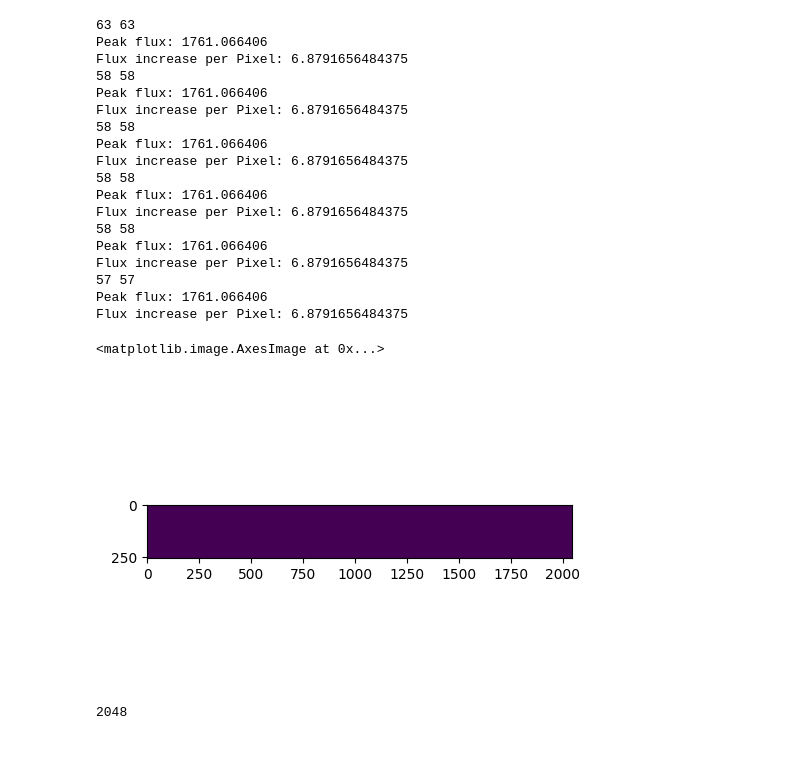
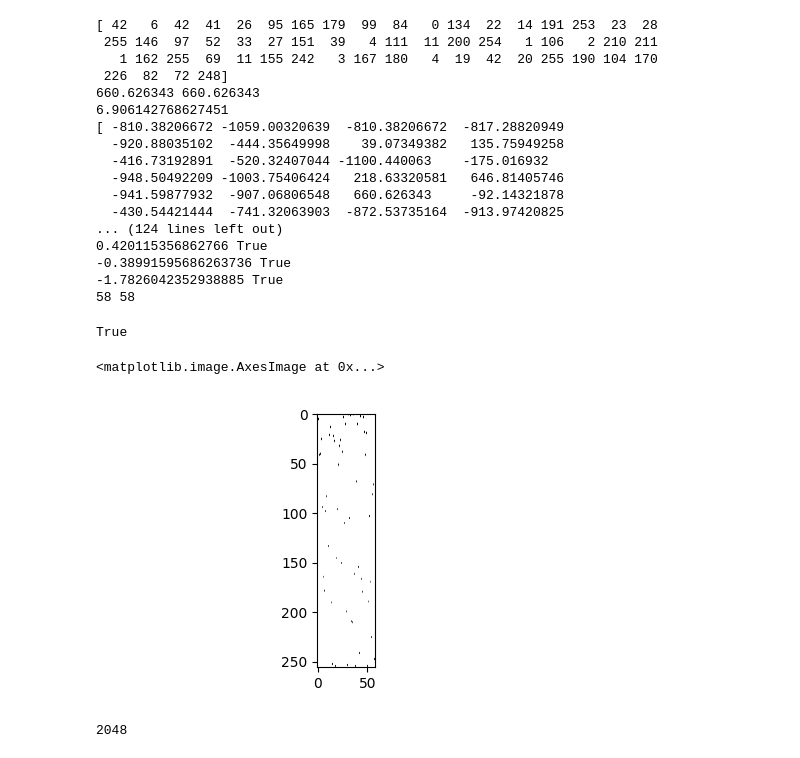
Before and after one commit to desy-multimessenger/elasticc2, a Jupyter notebook: debug_pixelize.ipynb, the cells around one changed output. Drawn from its saved outputs; the diff is of its cells as text; code cells hidden in the pictures.

```diff
--- a/debug_pixelize.ipynb
+++ b/debug_pixelize.ipynb
@@ -39,42 +39,53 @@ def plot_hist(matrix):
 
 ids = LCS.index.unique().values
 
+# loop over object_id
 for test_id in ids[0:1]:
 
+    # multi-color light curve
     lc_full = LCS.query("object_id == @test_id")
 
-    flux_shift = abs(lc_full.flux.min())
-    peak_flux = lc_full.flux.max() + flux_shift
-
-    # shift flux to positive values
-    lc_full.flux = lc_full.flux + flux_shift
+    min_flux = lc_full.flux.min()
+    peak_flux = lc_full.flux.max()
 
     # discretize flux column
-    y_val, y_step = np.linspace(lc_full.flux.min(), lc_full.flux.max(), NBIN_Y, retstep=True)
+    y_val, y_step = np.linspace(min_flux, peak_flux, NBIN_Y, retstep=True)
 
+    # grid (3D cube)
     grid_full = np.zeros((NBIN_Y, NBIN_X, NBAND))
 
-    for passband in range(NBAND):
+    # loop over passband (color filters)
+    for passband in range(1,2):
 
         test_id = 3489
         #passband = 5
 
+        # single-color light curve
         lc = lc_full.query("passband == @passband")
 
         # discretize flux column
-        y_select = np.digitize(lc.flux, y_val) - 1
+        # Return the indices of the bins to which each value in input array belongs.
+        y_select = np.digitize(lc.flux, y_val, right=True)  # right=True: bins[i-1] < x <= bins[i]
+        print(y_select)
+        print(lc.flux.max(), y_val.max())
+        print(y_step)
+        print(y_val[y_select], lc.flux)
+        print(len(lc.flux.values))
 
         # normalized gaussian
         flux_grey_val = np.zeros((NBIN_Y, len(lc)))
-        for point, (mu, sig) in enumerate(zip(lc.flux.values, lc.flux_err.values)):
-            flux_grey_val[:, point] = gaussian(y_val, mu, sig)
+        for point, (mu, sig, y_idx) in enumerate(zip(lc.flux.values, lc.flux_err.values, y_select)):
+            mu_pix = y_val[y_idx] - y_step/2
+            print(mu-mu_pix, abs(mu-mu_pix) <= y_step/2)
+            flux_grey_val[:, point] = gaussian(y_val, mu_pix, sig)
 
         # discretize mjd column
         x_select = np.digitize(lc.mjd.values, binned_mod)
 
-        grid_full[y_select, x_select, passband] + 1
+        grid_full[y_select, x_select, passband] = 1
         print(len(x_select), len(y_select))
 
+        """
         pix_to_flux = peak_flux / NBIN_Y
         print(f"Peak flux: {peak_flux}")
         print(f"Flux increase per Pixel: {pix_to_flux}")
@@ -94,41 +105,45 @@ for test_id in ids[0:1]:
                     if l == 1:
                         central_pixel = l
                 k += 1
-
+        """
 # fig, ax = plt.subplots()
 # ax.hist2d(x=lc.mjd, y=lc.flux, bins=[NBIN_X, 256])
 # fig.savefig("test.png")
 # %% [output]
-63 63
-Peak flux: 1761.066406
-Flux increase per Pixel: 6.8791656484375
+[ 42   6  42  41  26  95 165 179  99  84   0 134  22  14 191 253  23  28
+ 255 146  97  52  33  27 151  39   4 111  11 200 254   1 106   2 210 211
+   1 162 255  69  11 155 242   3 167 180   4  19  42  20 255 190 104 170
+ 226  82  72 248]
+660.626343 660.626343
+6.906142768627451
+[ -810.38206672 -1059.00320639  -810.38206672  -817.28820949
+  -920.88035102  -444.35649998    39.07349382   135.75949258
+  -416.73192891  -520.32407044 -1100.440063    -175.016932
+  -948.50492209 -1003.75406424   218.63320581   646.81405746
+  -941.59877932  -907.06806548   660.626343     -92.14321878
+  -430.54421444  -741.32063903  -872.53735164  -913.97420825
+... (124 lines left out)
+0.420115356862766 True
+-0.38991595686263736 True
+-1.7826042352938885 True
 58 58
-Peak flux: 1761.066406
-Flux increase per Pixel: 6.8791656484375
-58 58
-Peak flux: 1761.066406
-Flux increase per Pixel: 6.8791656484375
-58 58
-Peak flux: 1761.066406
-Flux increase per Pixel: 6.8791656484375
-58 58
-Peak flux: 1761.066406
-Flux increase per Pixel: 6.8791656484375
-57 57
-Peak flux: 1761.066406
-Flux increase per Pixel: 6.8791656484375
+# %%
+lc.flux.min() == lc_full.flux.min()
+# %% [output]
+True
 # %%
 num = 3
 plt.close(num)
 fig, ax = plt.subplots(num=num, figsize=(5,5./1.6), tight_layout=True)
 
 ax.imshow(
-    grid_full[:,:,5],
-    #cmap="Greys"
+    #grid_full[:,:,2],
+    flux_grey_val,
+    cmap="Greys"
 )
 # %% [output]
 <matplotlib.image.AxesImage at 0x...>
-[figure, old version]
+[figure, new version]
 # %%
 NBIN_X
 # %% [output]
```
